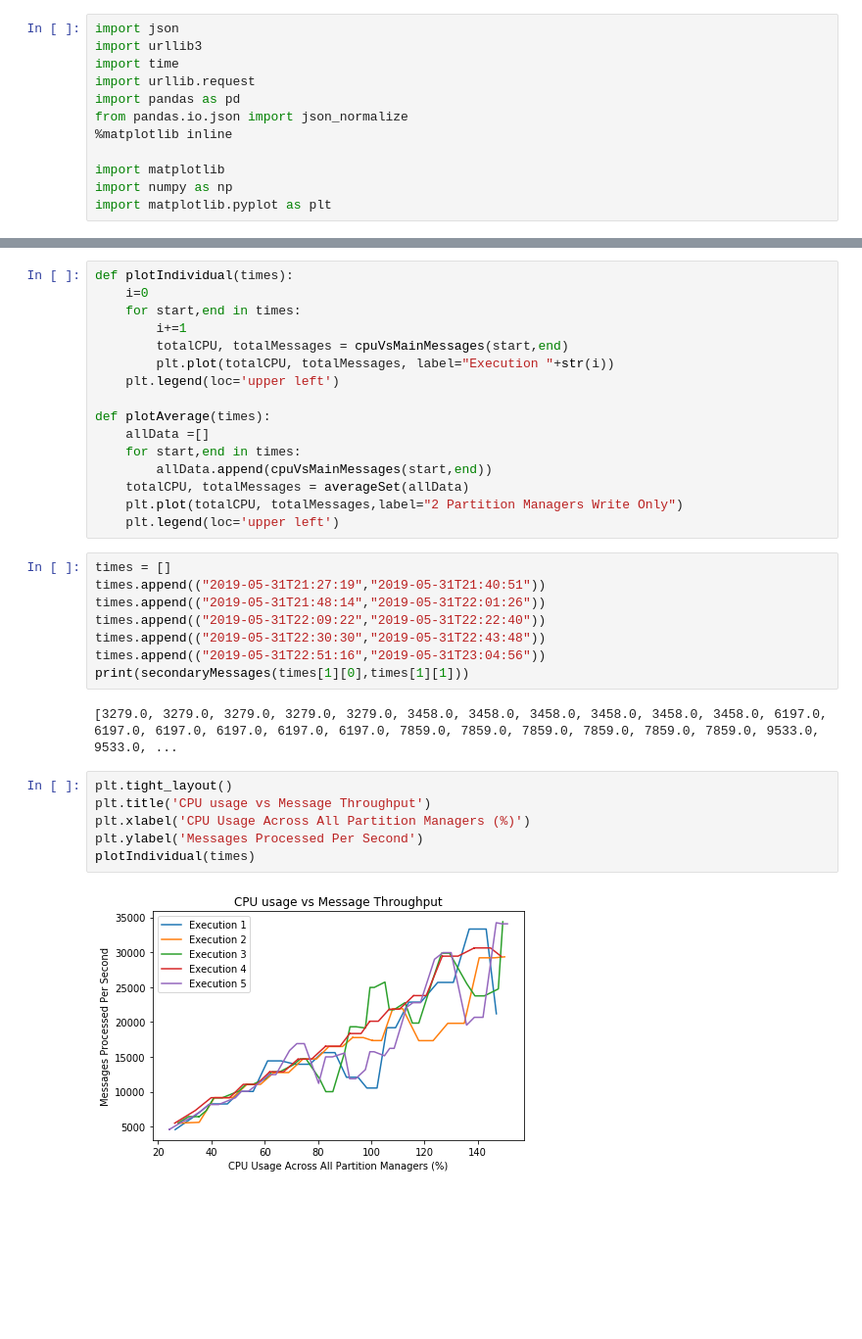
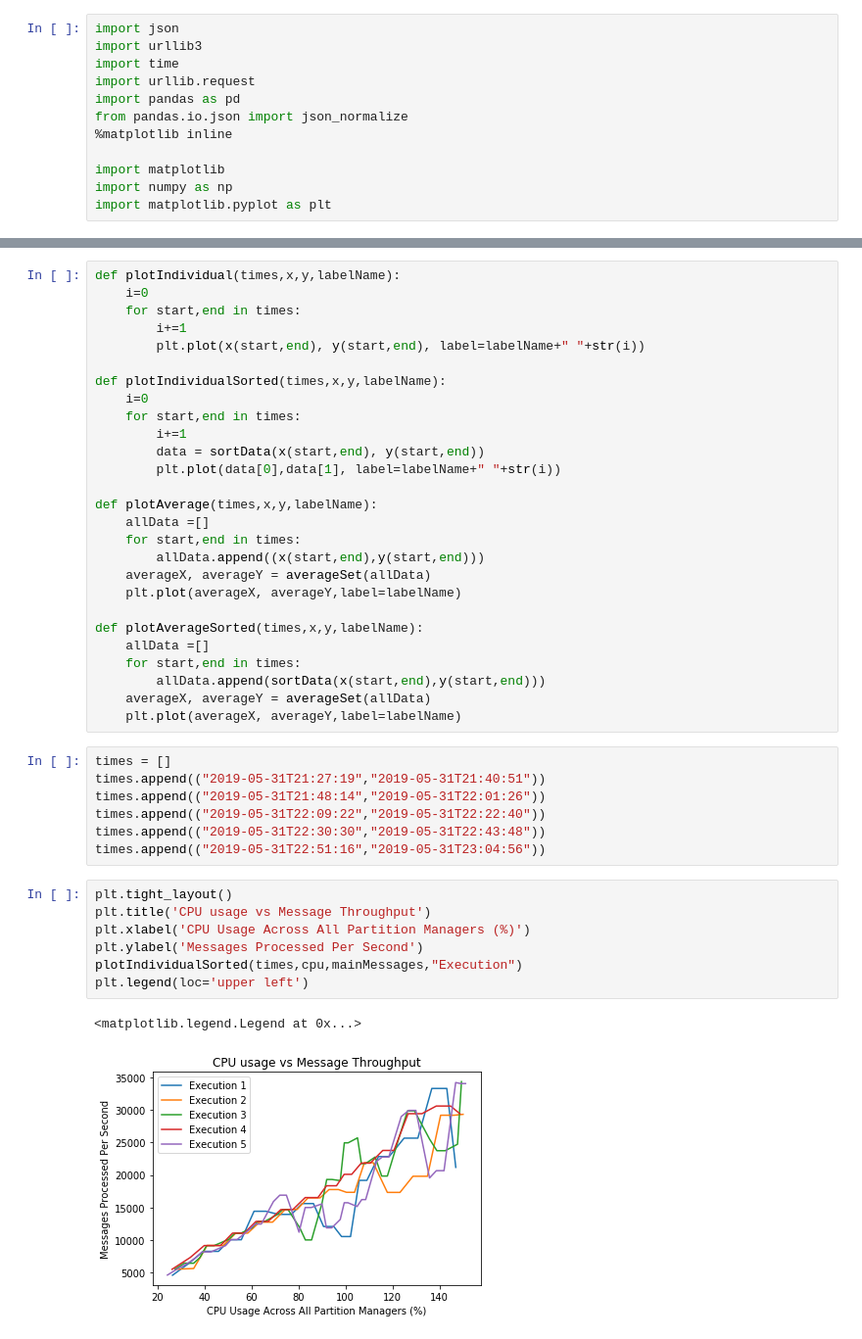
Before and after one commit to miratepuffin/Raphtory-Deployment, a Jupyter notebook: JupyterPlotting/Prometheus.ipynb, the cells around one changed output, grey strips where cells are left out. Shown at 98% size. Saved outputs shown, nothing was run; the diff lists cells and outputs as text; blank space fills up the shorter version.

Commit message:
Added functions for sorting data and made all plotting functions generic

```diff
--- a/JupyterPlotting/Prometheus.ipynb
+++ b/JupyterPlotting/Prometheus.ipynb
@@ -117,19 +139,30 @@ def cpuVsMainMessages(start,end):
-# %%
-def plotIndividual(times):
-    i=0
-    for start,end in times:
-        i+=1
-        totalCPU, totalMessages = cpuVsMainMessages(start,end)
-        plt.plot(totalCPU, totalMessages, label="Execution "+str(i))
-    plt.legend(loc='upper left')
-
-def plotAverage(times):
-    allData =[]
-    for start,end in times:
-        allData.append(cpuVsMainMessages(start,end))
-    totalCPU, totalMessages = averageSet(allData)
-    plt.plot(totalCPU, totalMessages,label="2 Partition Managers Write Only")
-    plt.legend(loc='upper left')
+# %%
+def plotIndividual(times,x,y,labelName):
+    i=0
+    for start,end in times:
+        i+=1
+        plt.plot(x(start,end), y(start,end), label=labelName+" "+str(i))
+
+def plotIndividualSorted(times,x,y,labelName):
+    i=0
+    for start,end in times:
+        i+=1
+        data = sortData(x(start,end), y(start,end))
+        plt.plot(data[0],data[1], label=labelName+" "+str(i))
+
+def plotAverage(times,x,y,labelName):
+    allData =[]
+    for start,end in times:
+        allData.append((x(start,end),y(start,end)))
+    averageX, averageY = averageSet(allData)
+    plt.plot(averageX, averageY,label=labelName)
+
+def plotAverageSorted(times,x,y,labelName):
+    allData =[]
+    for start,end in times:
+        allData.append(sortData(x(start,end),y(start,end)))
+    averageX, averageY = averageSet(allData)
+    plt.plot(averageX, averageY,label=labelName)
 # %%
 times = []
 times.append(("2019-05-31T21:27:19","2019-05-31T21:40:51"))
@@ -137,17 +170,16 @@ times.append(("2019-05-31T21:48:14","2019-05-31T22:01:26"))
 times.append(("2019-05-31T22:09:22","2019-05-31T22:22:40"))
 times.append(("2019-05-31T22:30:30","2019-05-31T22:43:48"))
 times.append(("2019-05-31T22:51:16","2019-05-31T23:04:56"))
-print(secondaryMessages(times[1][0],times[1][1]))
-# %% [output]
-[3279.0, 3279.0, 3279.0, 3279.0, 3279.0, 3458.0, 3458.0, 3458.0, 3458.0, 3458.0, 3458.0, 6197.0, 6197.0, 6197.0, 6197.0, 6197.0, 6197.0, 7859.0, 7859.0, 7859.0, 7859.0, 7859.0, 7859.0, 9533.0, 9533.0, ...
 # %%
 plt.tight_layout()
 plt.title('CPU usage vs Message Throughput')
 plt.xlabel('CPU Usage Across All Partition Managers (%)')
 plt.ylabel('Messages Processed Per Second')
-plotIndividual(times)
+plotIndividualSorted(times,cpu,mainMessages,"Execution")
+plt.legend(loc='upper left')
 # %% [output]
+<matplotlib.legend.Legend at 0x...>
-[figure, old version]
+[figure, new version]
 # %%
 plt.tight_layout()
 plt.title('CPU usage vs Message Throughput')
```
Also changed, not shown: parts of 6 cells of this notebook.
